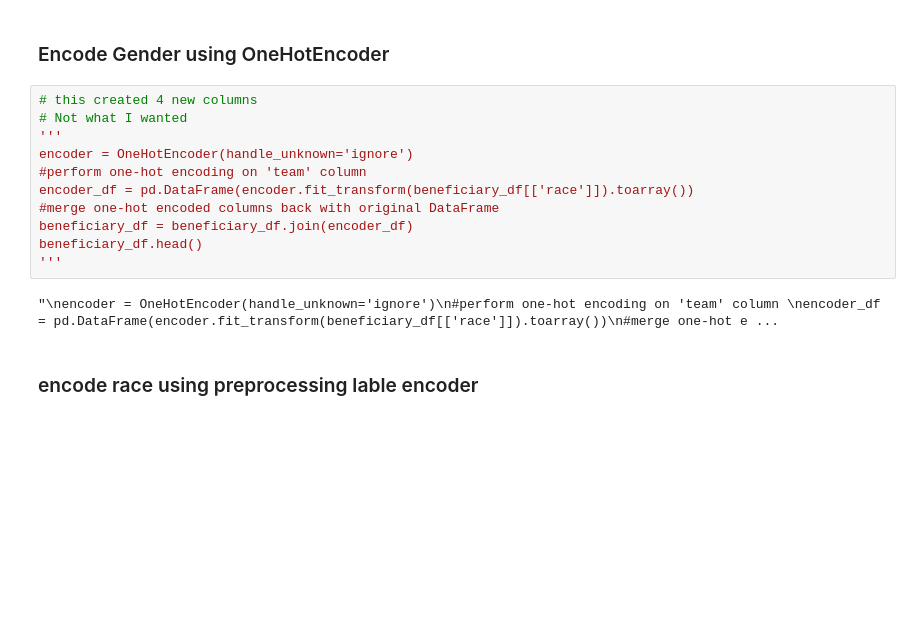
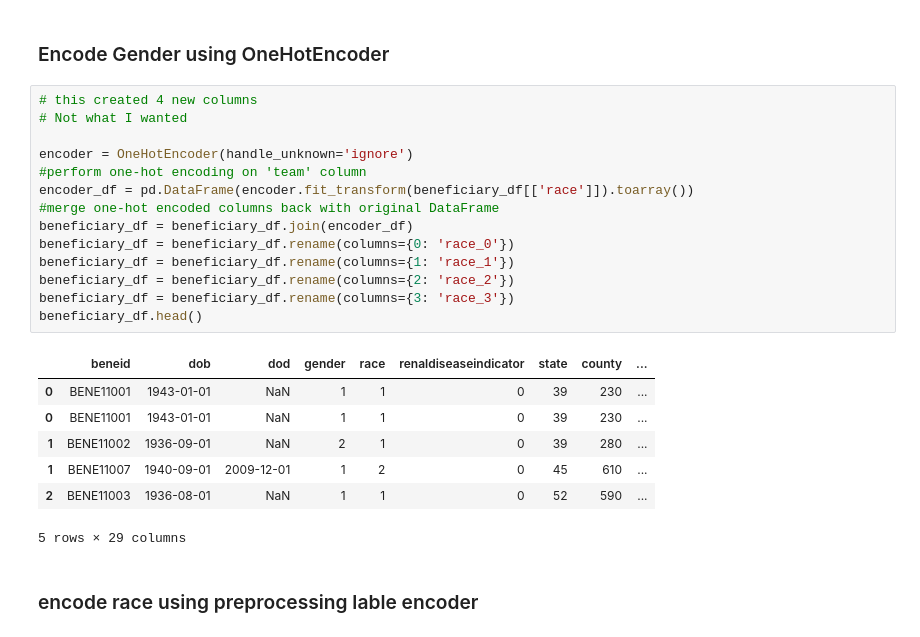
Before and after one commit to AswathyRadha100/Fraud_Detection_In_Healthcare, a Jupyter notebook: Workbooks/Ramiro/draft_health_care_fraud.ipynb, the cells around one changed output. Drawn from its saved outputs; the diff is of its cells as text; blank space fills up the shorter version.

```diff
--- a/Workbooks/Ramiro/draft_health_care_fraud.ipynb
+++ b/Workbooks/Ramiro/draft_health_care_fraud.ipynb
@@ -322,16 +330,25 @@ Name: count, Length: 792, dtype: int64
 # %%
 # this created 4 new columns
 # Not what I wanted
-'''
+
 encoder = OneHotEncoder(handle_unknown='ignore')
 #perform one-hot encoding on 'team' column
 encoder_df = pd.DataFrame(encoder.fit_transform(beneficiary_df[['race']]).toarray())
 #merge one-hot encoded columns back with original DataFrame
 beneficiary_df = beneficiary_df.join(encoder_df)
+beneficiary_df = beneficiary_df.rename(columns={0: 'race_0'})
+beneficiary_df = beneficiary_df.rename(columns={1: 'race_1'})
+beneficiary_df = beneficiary_df.rename(columns={2: 'race_2'})
+beneficiary_df = beneficiary_df.rename(columns={3: 'race_3'})
 beneficiary_df.head()
-'''
 # %% [output]
+|  | beneid | dob | dod | gender | race | renaldiseaseindicator | state | county | ... |
+| 0 | BENE11001 | 1943-01-01 | NaN | 1 | 1 | 0 | 39 | 230 | ... |
+| 0 | BENE11001 | 1943-01-01 | NaN | 1 | 1 | 0 | 39 | 230 | ... |
+| 1 | BENE11002 | 1936-09-01 | NaN | 2 | 1 | 0 | 39 | 280 | ... |
+| 1 | BENE11007 | 1940-09-01 | 2009-12-01 | 1 | 2 | 0 | 45 | 610 | ... |
+| 2 | BENE11003 | 1936-08-01 | NaN | 1 | 1 | 0 | 52 | 590 | ... |
-"\nencoder = OneHotEncoder(handle_unknown='ignore')\n#perform one-hot encoding on 'team' column \nencoder_df = pd.DataFrame(encoder.fit_transform(beneficiary_df[['race']]).toarray())\n#merge one-hot e ...
+5 rows × 29 columns
 # %% [markdown]
 ### encode race using preprocessing lable encoder
 # %%
```
Also changed, not shown: parts of 25 cells of this notebook.
